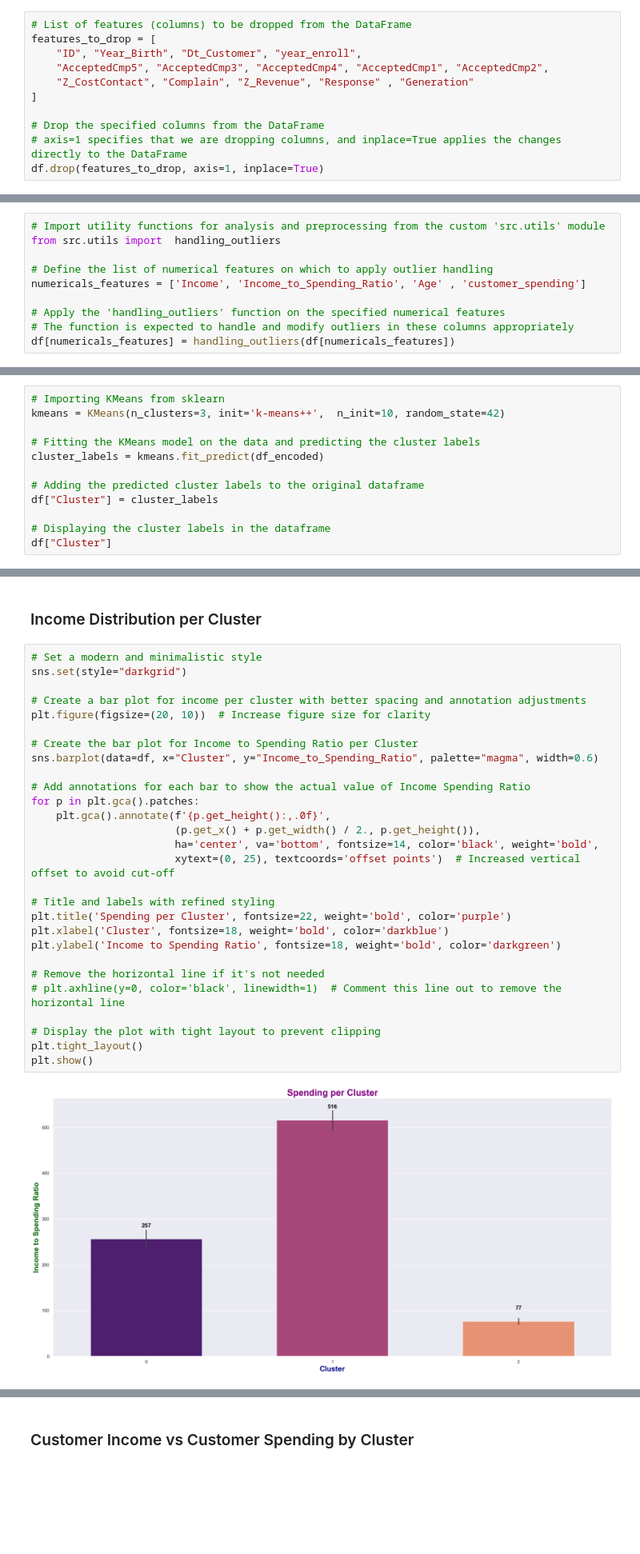
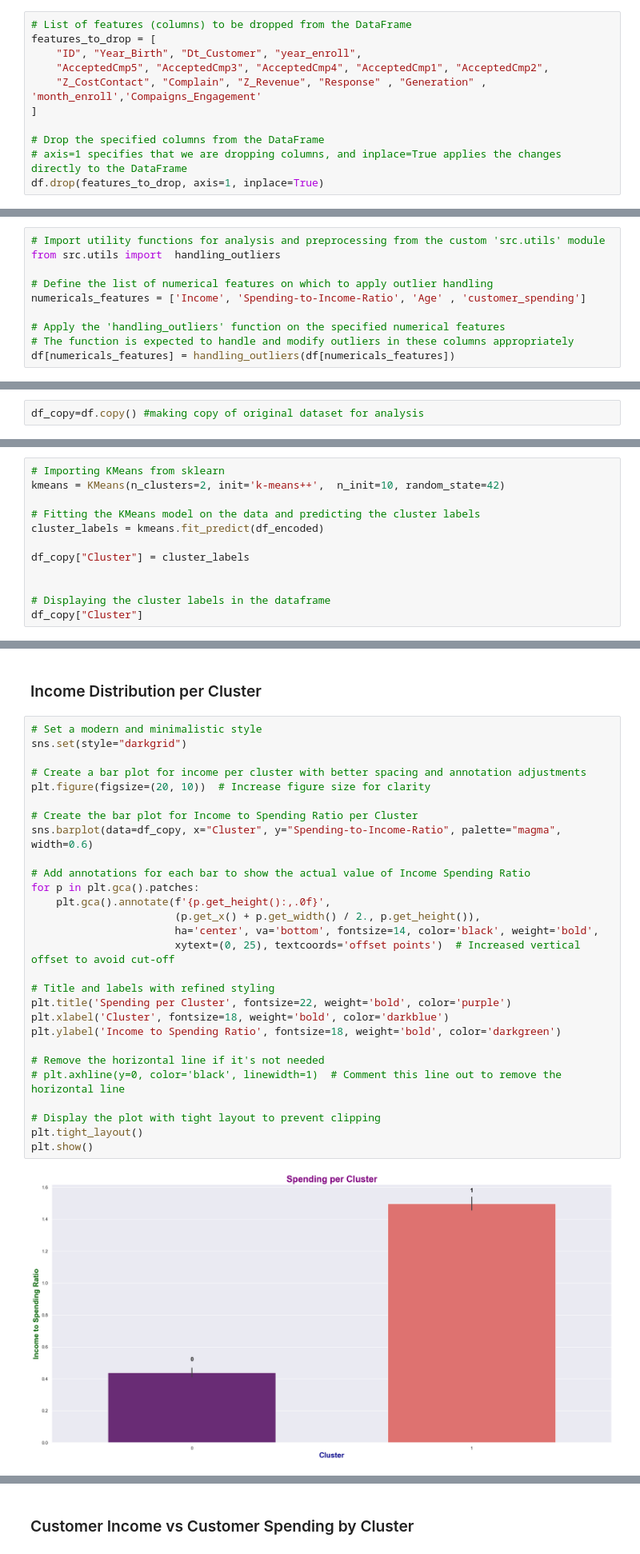
Before and after one commit to Rajatsingh64/customer_personality_analysis, a Jupyter notebook: notebook/Preprocessing & Model_training.ipynb, the cells around one changed output, grey strips where cells are left out. Shown at 80% size. Saved outputs shown, nothing was run; the diff lists cells and outputs as text; blank space fills up the shorter version.

Commit message:
cluster updated

```diff
--- a/notebook/Preprocessing & Model_training.ipynb
+++ b/notebook/Preprocessing & Model_training.ipynb
@@ -63,7 +75,7 @@ df.head()
 features_to_drop = [
     "ID", "Year_Birth", "Dt_Customer", "year_enroll",
     "AcceptedCmp5", "AcceptedCmp3", "AcceptedCmp4", "AcceptedCmp1", "AcceptedCmp2",
-    "Z_CostContact", "Complain", "Z_Revenue", "Response" , "Generation"
+    "Z_CostContact", "Complain", "Z_Revenue", "Response" , "Generation" , 'month_enroll','Compaigns_Engagement'
 ]
 
 # Drop the specified columns from the DataFrame
@@ -76,7 +88,7 @@ df.drop(features_to_drop, axis=1, inplace=True)
 from src.utils import  handling_outliers
 
 # Define the list of numerical features on which to apply outlier handling
-numericals_features = ['Income', 'Income_to_Spending_Ratio', 'Age' , 'customer_spending']
+numericals_features = ['Income', 'Spending-to-Income-Ratio', 'Age' , 'customer_spending']
 
 # Apply the 'handling_outliers' function on the specified numerical features
 # The function is expected to handle and modify outliers in these columns appropriately
@@ -84,6 +96,8 @@ df[numericals_features] = handling_outliers(df[numericals_features])
 # %% [output]
 loading .env file
 Connected to MongoDB database
+# %%
+df_copy=df.copy() #making copy of original dataset for analysis
 # %% [markdown]
 ### Handling High Correlated Features
 # %%
@@ -452,14 +468,14 @@ Best parameters for KMeans:  {'init': 'k-means++', 'max_iter': 300, 'n_clusters'
 Best parameters for Agglomerative Clustering:  {'linkage': 'ward', 'n_clusters': 2}
 # %%
 # Importing KMeans from sklearn
-kmeans = KMeans(n_clusters=3, init='k-means++',  n_init=10, random_state=42)
+kmeans = KMeans(n_clusters=2, init='k-means++',  n_init=10, random_state=42)
 
 # Fitting the KMeans model on the data and predicting the cluster labels
 cluster_labels = kmeans.fit_predict(df_encoded)
 
-# Adding the predicted cluster labels to the original dataframe
-df["Cluster"] = cluster_labels
+df_copy["Cluster"] = cluster_labels
+
 
 # Displaying the cluster labels in the dataframe
-df["Cluster"]
+df_copy["Cluster"]
 # %% [output]
@@ -528,33 +541,33 @@ This means that the data is fairly **balanced** across the three clusters, with
 # %%
 # Set a modern and minimalistic style
 sns.set(style="darkgrid")
 
 # Create a bar plot for income per cluster with better spacing and annotation adjustments
 plt.figure(figsize=(20, 10))  # Increase figure size for clarity
 
 # Create the bar plot for Income to Spending Ratio per Cluster
-sns.barplot(data=df, x="Cluster", y="Income_to_Spending_Ratio", palette="magma", width=0.6)
+sns.barplot(data=df_copy, x="Cluster", y="Spending-to-Income-Ratio", palette="magma", width=0.6)
 
 # Add annotations for each bar to show the actual value of Income Spending Ratio
 for p in plt.gca().patches:
     plt.gca().annotate(f'{p.get_height():,.0f}',
                        (p.get_x() + p.get_width() / 2., p.get_height()),
                        ha='center', va='bottom', fontsize=14, color='black', weight='bold',
                        xytext=(0, 25), textcoords='offset points')  # Increased vertical offset to avoid cut-off
 
 # Title and labels with refined styling
 plt.title('Spending per Cluster', fontsize=22, weight='bold', color='purple')
 plt.xlabel('Cluster', fontsize=18, weight='bold', color='darkblue')
 plt.ylabel('Income to Spending Ratio', fontsize=18, weight='bold', color='darkgreen')
 
 # Remove the horizontal line if it's not needed
 # plt.axhline(y=0, color='black', linewidth=1)  # Comment this line out to remove the horizontal line
 
 # Display the plot with tight layout to prevent clipping
 plt.tight_layout()
 plt.show()
 # %% [output]
-[figure, old version]
+[figure, new version]
 # %% [markdown]
 ### Observation on Income to Spending Ratio Distribution per Cluster
 
```
Also changed, not shown: parts of 22 cells of this notebook, 7 other files.
